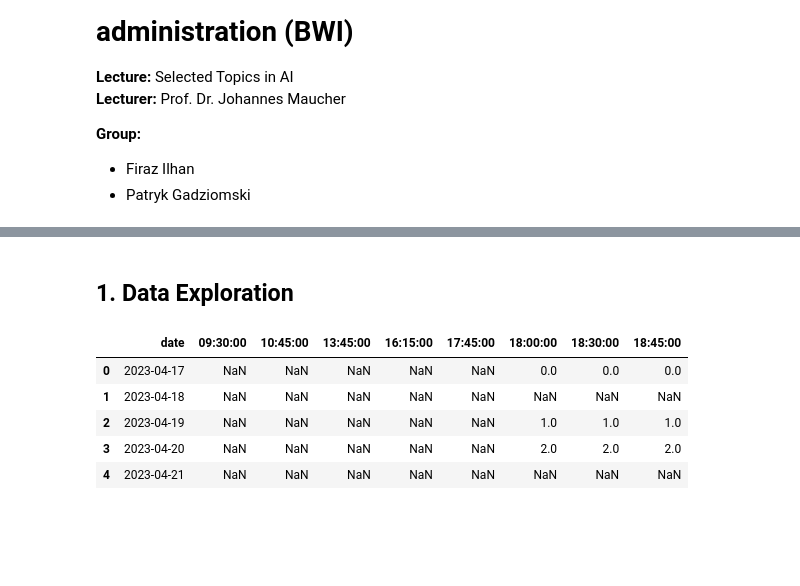
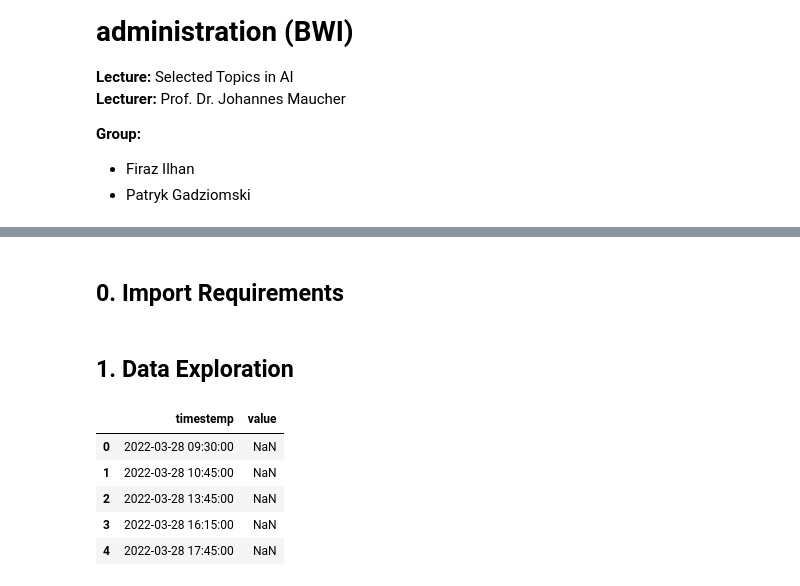
Before and after one commit to PatrykGadziomski/Visitor-prediction, a Jupyter notebook: Project.ipynb, the cells around one changed output, grey strips where cells are left out. Saved outputs shown, nothing was run; the diff lists cells and outputs as text; code cells hidden in the pictures; blank space fills up the shorter version.

```diff
--- a/Project.ipynb
+++ b/Project.ipynb
@@ -9,6 +9,8 @@
 - Patryk Gadziomski
 # %% [markdown]
 <div style="width: 100%; height: 30px; background-color:red"></div>
+# %% [markdown]
+## 0. Import Requirements
 # %%
 from matplotlib import pyplot as plt
 import pandas as pd
@@ -21,15 +25,15 @@ import torchtime.data
 ## 1. Data Exploration
 # %%
 # Read excel file as dataframe: visitor_data
-visitor_data = pd.read_excel("data/Visitor_Forecast.xlsx")
-visitor_data.iloc[:5, :]
+visitor_data = pd.read_excel("data/new_data.xlsx")
+visitor_data.head()
 # %% [output]
-|  | date | 09:30:00 | 10:45:00 | 13:45:00 | 16:15:00 | 17:45:00 | 18:00:00 | 18:30:00 | 18:45:00 |
-| 0 | 2023-04-17 | NaN | NaN | NaN | NaN | NaN | 0.0 | 0.0 | 0.0 |
-| 1 | 2023-04-18 | NaN | NaN | NaN | NaN | NaN | NaN | NaN | NaN |
-| 2 | 2023-04-19 | NaN | NaN | NaN | NaN | NaN | 1.0 | 1.0 | 1.0 |
-| 3 | 2023-04-20 | NaN | NaN | NaN | NaN | NaN | 2.0 | 2.0 | 2.0 |
-| 4 | 2023-04-21 | NaN | NaN | NaN | NaN | NaN | NaN | NaN | NaN |
+|  | timestemp | value |
+| 0 | 2022-03-28 09:30:00 | NaN |
+| 1 | 2022-03-28 10:45:00 | NaN |
+| 2 | 2022-03-28 13:45:00 | NaN |
+| 3 | 2022-03-28 16:15:00 | NaN |
+| 4 | 2022-03-28 17:45:00 | NaN |
 # %%
 visitor_data.info()
 # %% [output]
```
Also changed, not shown: parts of 31 cells of this notebook.
